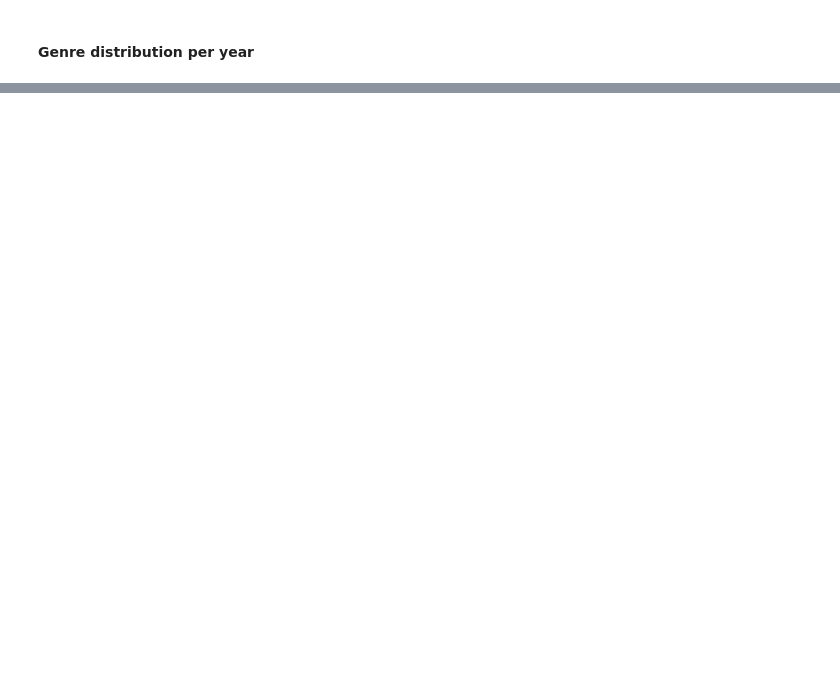
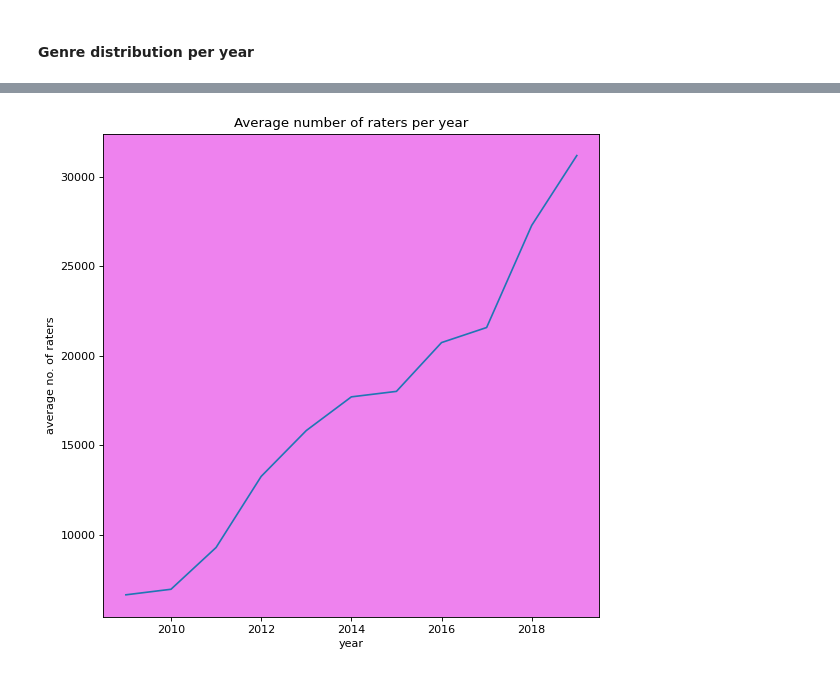
Before and after one commit to adedam0/Hamoye, a Jupyter notebook: What books interest the masses.ipynb, the cells around one changed output, grey strips where cells are left out. Saved outputs shown, nothing was run; the diff lists cells and outputs as text; code cells hidden in the pictures; blank space fills up the shorter version.

```diff
--- a/What books interest the masses.ipynb
+++ b/What books interest the masses.ipynb
@@ -403,0 +433,13 @@ plt.show()
+# %%
+figure(figsize=(8, 8), dpi=80)
+x = G_year['year']
+y = G_year['no of reviews']
+ax = plt.axes()
+ax.set_facecolor("violet")
+plt.plot(x, y)
+plt.xlabel('year')
+plt.ylabel('average no. of raters')
+plt.title('Average number of raters per year')
+plt.show()
+# %% [output]
+[figure, added]
```
Also changed, not shown: parts of 9 cells of this notebook.
